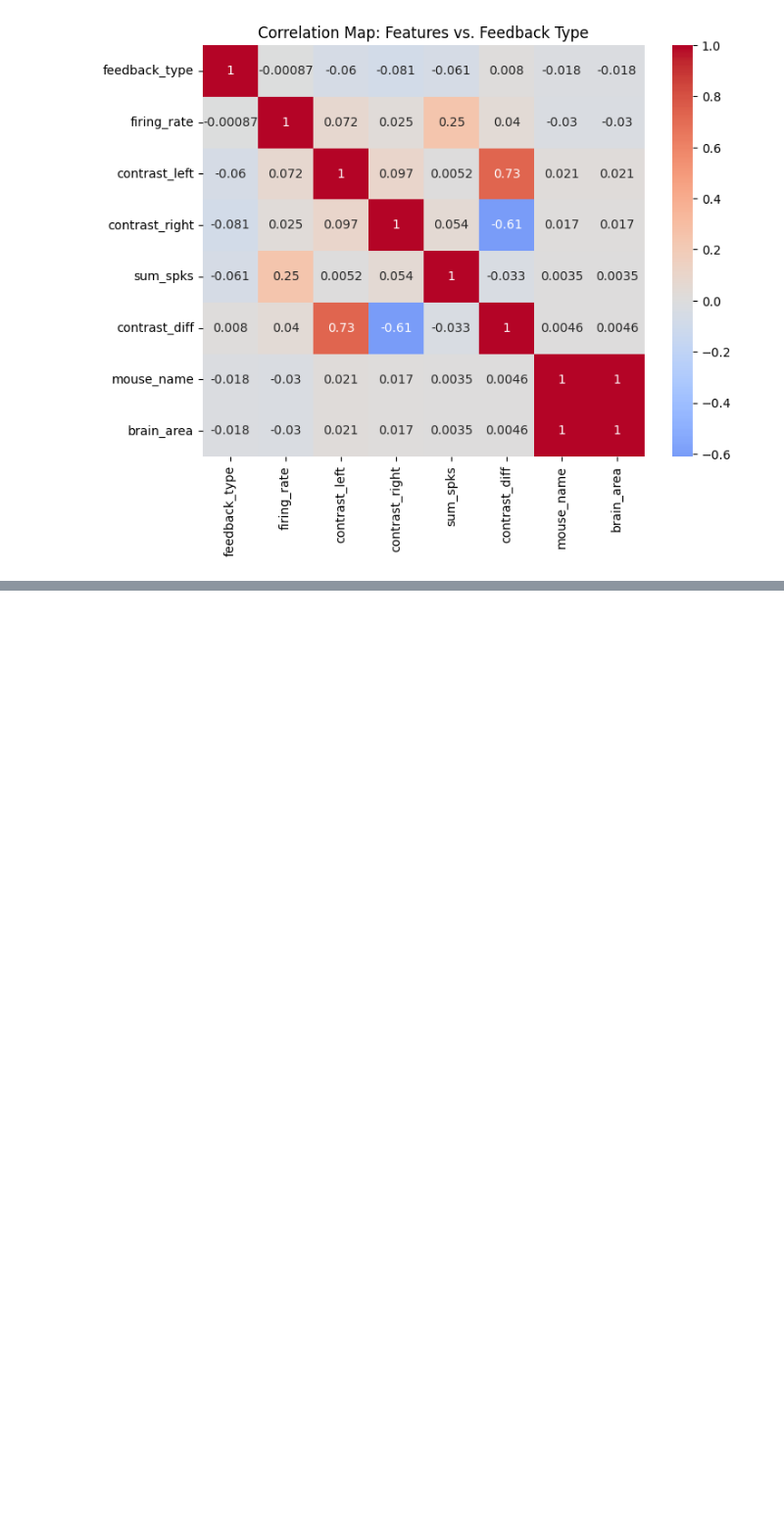
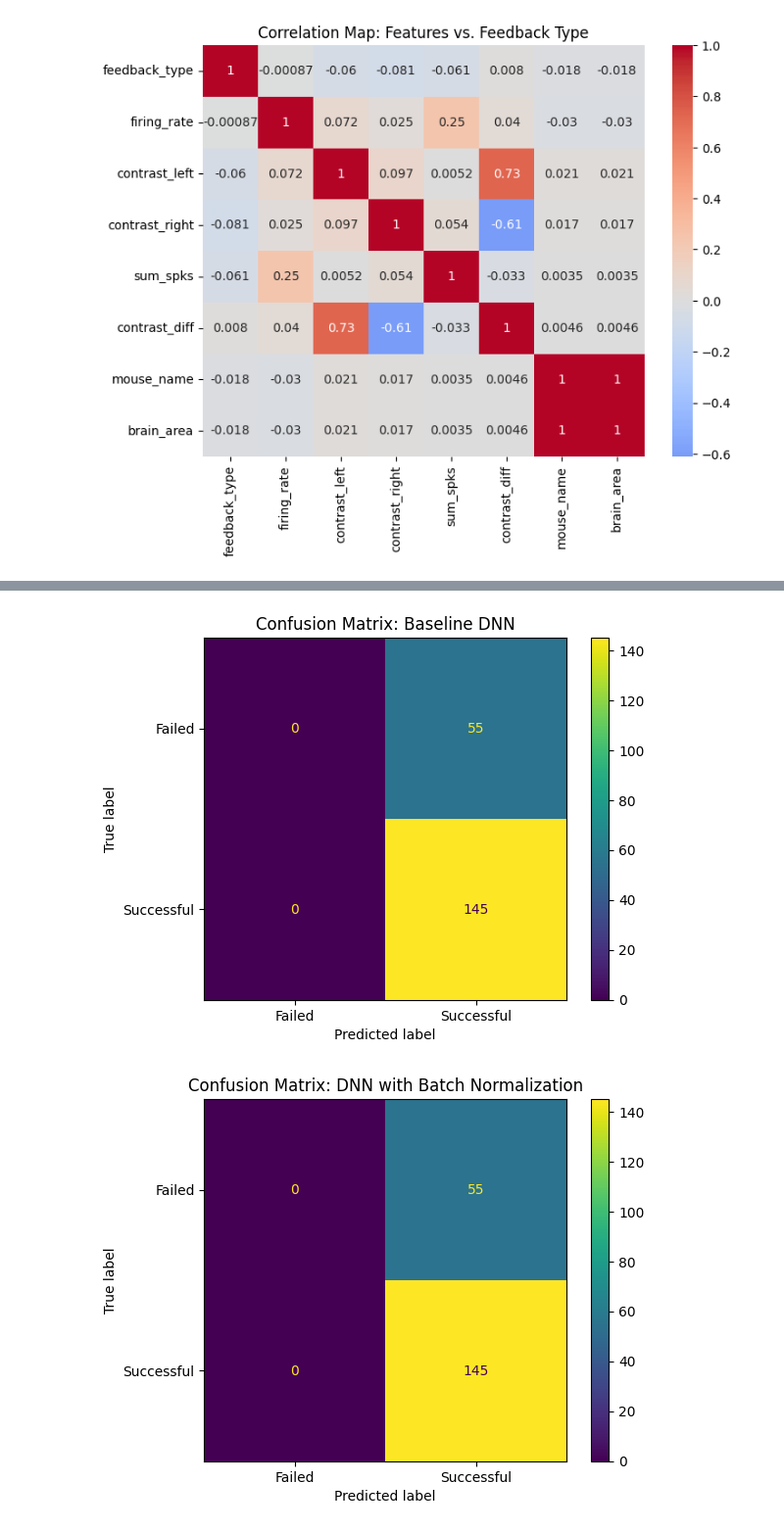
Before and after one commit to bbla1681/STA-141A-FINAL-PROJECT, a Jupyter notebook: project.ipynb, the cells around one changed output, grey strips where cells are left out. Shown at 98% size. Cells and saved outputs as stored; diff of their text form; code cells hidden in the pictures; blank space fills up the shorter version.

```diff
--- a/project.ipynb
+++ b/project.ipynb
@@ -233,7 +264,7 @@ def flatten_trial(trial):
             flat.append(item)
     return np.array(flat)
 
-features = ['brain_area', 'contrast_left', 'contrast_right', 'flat_spks']
+features = ['brain_area', 'contrast_left', 'contrast_right', 'flat_spks', 'firing_rate']
 
 X = cleaned_df[features].values
 X = np.array([flatten_trial(trial) for trial in X])
@@ -462,4 +498,27 @@ test_loss, test_acc = model_dnn_bn.evaluate(X_test, y_test)
 print(f"Test accuracy: {test_acc:.4f}")
 test_loss, test_acc = model_dnn_weighted.evaluate(X_test, y_test)
 print(f"Test accuracy: {test_acc:.4f}")
+
+y_pred_baseline = (model_dnn.predict(X_test) > 0.5).astype(int)
+y_pred_bn = (model_dnn_bn.predict(X_test) > 0.5).astype(int)
+y_pred_weighted = (model_dnn_weighted.predict(X_test) > 0.5).astype(int)
+y_test_binary = (y_test == 1).astype(int)
+
+cm_baseline = confusion_matrix(y_test_binary, y_pred_baseline)
+disp_baseline = ConfusionMatrixDisplay(confusion_matrix=cm_baseline, display_labels=['Failed', 'Successful'])
+disp_baseline.plot()
+plt.title("Confusion Matrix: Baseline DNN")
+plt.show()
+
+cm_bn = confusion_matrix(y_test_binary, y_pred_bn)
+disp_bn = ConfusionMatrixDisplay(confusion_matrix=cm_bn, display_labels=['Failed', 'Successful'])
+disp_bn.plot()
+plt.title("Confusion Matrix: DNN with Batch Normalization")
+plt.show()
+
+cm_weighted = confusion_matrix(y_test_binary, y_pred_weighted)
+disp_weighted = ConfusionMatrixDisplay(confusion_matrix=cm_weighted, display_labels=['Failed', 'Successful'])
+disp_weighted.plot()
+plt.title("Confusion Matrix: Class-Weighted DNN")
+plt.show()
 # %% [output]
@@ -471,0 +534,2 @@ Test accuracy: 0.7250
+[figure, added]
+[figure, added]
```
Also changed, not shown: parts of 13 cells of this notebook, 2 other files.
